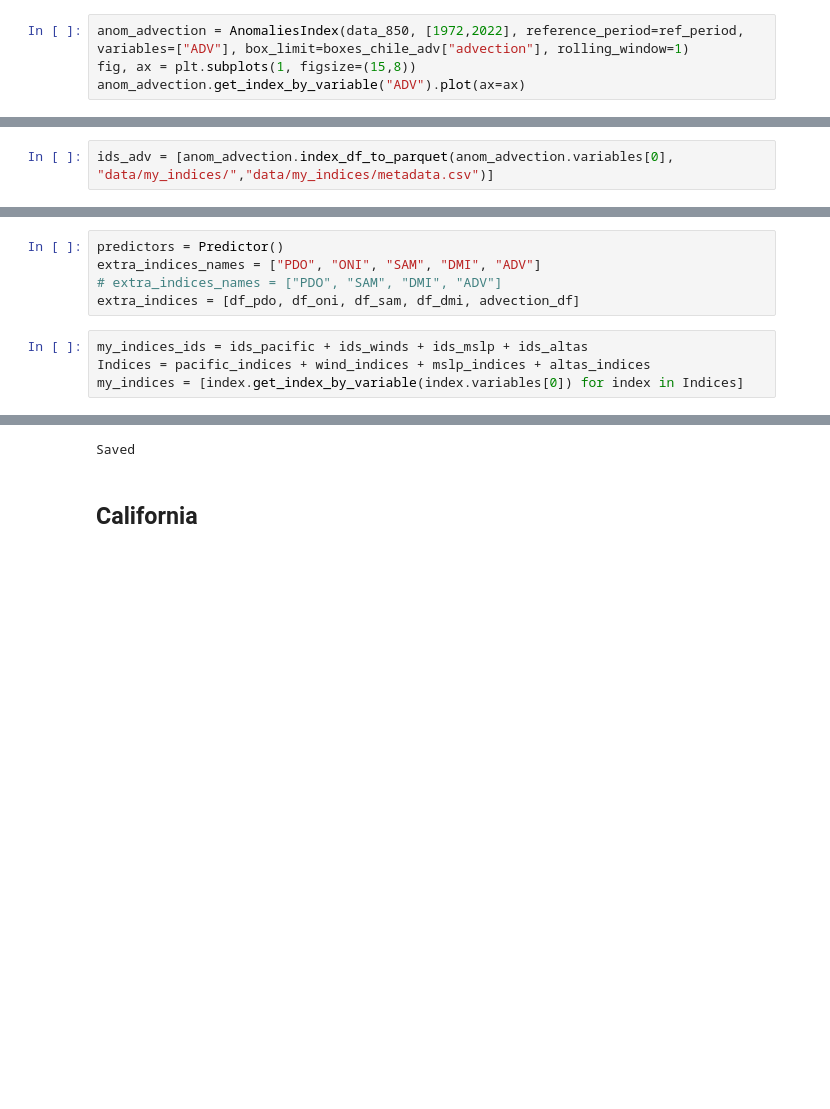
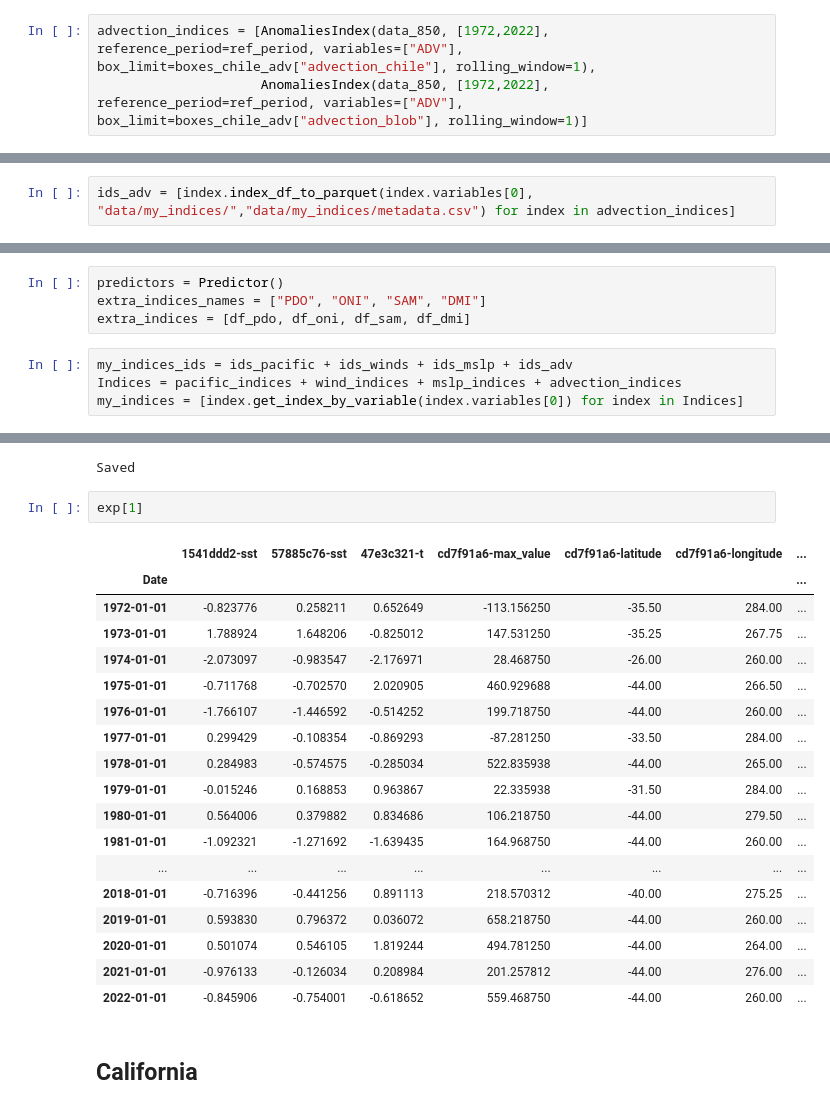
Before and after one commit to martinpavez/data, a Jupyter notebook: hw_extra/notebooks_features/climate_features.ipynb, the cells around one changed output, grey strips where cells are left out. Saved outputs shown, nothing was run; the diff lists cells and outputs as text; blank space fills up the shorter version.

```diff
--- a/hw_extra/notebooks_features/climate_features.ipynb
+++ b/hw_extra/notebooks_features/climate_features.ipynb
@@ -345,4 +269,3 @@ advection_df.plot(ax=ax)
 # %%
-anom_advection = AnomaliesIndex(data_850, [1972,2022], reference_period=ref_period, variables=["ADV"], box_limit=boxes_chile_adv["advection"], rolling_window=1)
-fig, ax = plt.subplots(1, figsize=(15,8))
-anom_advection.get_index_by_variable("ADV").plot(ax=ax)
+advection_indices = [AnomaliesIndex(data_850, [1972,2022], reference_period=ref_period, variables=["ADV"], box_limit=boxes_chile_adv["advection_chile"], rolling_window=1),
+                     AnomaliesIndex(data_850, [1972,2022], reference_period=ref_period, variables=["ADV"], box_limit=boxes_chile_adv["advection_blob"], rolling_window=1)]
@@ -352,4 +272,4 @@ anom_advection.get_index_by_variable("ADV").plot(ax=ax)
 # %%
-ids_adv = [anom_advection.index_df_to_parquet(anom_advection.variables[0], "data/my_indices/","data/my_indices/metadata.csv")]
+ids_adv = [index.index_df_to_parquet(index.variables[0], "data/my_indices/","data/my_indices/metadata.csv") for index in advection_indices]
 # %% [output]
 Saved
@@ -377,10 +282,9 @@ advection_df
 ## Create Experiments
 # %%
 predictors = Predictor()
-extra_indices_names = ["PDO", "ONI", "SAM", "DMI", "ADV"]
-# extra_indices_names = ["PDO", "SAM", "DMI", "ADV"]
-extra_indices = [df_pdo, df_oni, df_sam, df_dmi, advection_df]
+extra_indices_names = ["PDO", "ONI", "SAM", "DMI"]
+extra_indices = [df_pdo, df_oni, df_sam, df_dmi]
 # %%
-my_indices_ids = ids_pacific + ids_winds + ids_mslp + ids_altas
-Indices = pacific_indices + wind_indices + mslp_indices + altas_indices
+my_indices_ids = ids_pacific + ids_winds + ids_mslp + ids_adv
+Indices = pacific_indices + wind_indices + mslp_indices + advection_indices
 my_indices = [index.get_index_by_variable(index.variables[0]) for index in Indices]
@@ -400,6 +328,27 @@ exp_label, num_label = predictors.incorporate_label(hwis_chile, num_exp=num)
 predictors.experiment_to_parquet(num_label, f"data/climate_features/{region}/", f"data/climate_features/{region}/metadata.csv")
 # %% [output]
 Saved
+# %%
+exp[1]
+# %% [output]
+|  | 1541ddd2-sst | 57885c76-sst | 47e3c321-t | cd7f91a6-max_value | cd7f91a6-latitude | cd7f91a6-longitude | ... |
+| Date |  |  |  |  |  |  | ... |
+| 1972-01-01 | -0.823776 | 0.258211 | 0.652649 | -113.156250 | -35.50 | 284.00 | ... |
+| 1973-01-01 | 1.788924 | 1.648206 | -0.825012 | 147.531250 | -35.25 | 267.75 | ... |
+| 1974-01-01 | -2.073097 | -0.983547 | -2.176971 | 28.468750 | -26.00 | 260.00 | ... |
+| 1975-01-01 | -0.711768 | -0.702570 | 2.020905 | 460.929688 | -44.00 | 266.50 | ... |
+| 1976-01-01 | -1.766107 | -1.446592 | -0.514252 | 199.718750 | -44.00 | 260.00 | ... |
+| 1977-01-01 | 0.299429 | -0.108354 | -0.869293 | -87.281250 | -33.50 | 284.00 | ... |
+| 1978-01-01 | 0.284983 | -0.574575 | -0.285034 | 522.835938 | -44.00 | 265.00 | ... |
+| 1979-01-01 | -0.015246 | 0.168853 | 0.963867 | 22.335938 | -31.50 | 284.00 | ... |
+| 1980-01-01 | 0.564006 | 0.379882 | 0.834686 | 106.218750 | -44.00 | 279.50 | ... |
+| 1981-01-01 | -1.092321 | -1.271692 | -1.639435 | 164.968750 | -44.00 | 260.00 | ... |
+| ... | ... | ... | ... | ... | ... | ... | ... |
+| 2018-01-01 | -0.716396 | -0.441256 | 0.891113 | 218.570312 | -40.00 | 275.25 | ... |
+| 2019-01-01 | 0.593830 | 0.796372 | 0.036072 | 658.218750 | -44.00 | 260.00 | ... |
+| 2020-01-01 | 0.501074 | 0.546105 | 1.819244 | 494.781250 | -44.00 | 264.00 | ... |
+| 2021-01-01 | -0.976133 | -0.126034 | 0.208984 | 201.257812 | -44.00 | 276.00 | ... |
+| 2022-01-01 | -0.845906 | -0.754001 | -0.618652 | 559.468750 | -44.00 | 260.00 | ... |
 # %% [markdown]
 ## California
 # %%
```
Also changed, not shown: parts of 25 cells of this notebook, 12 other files.
